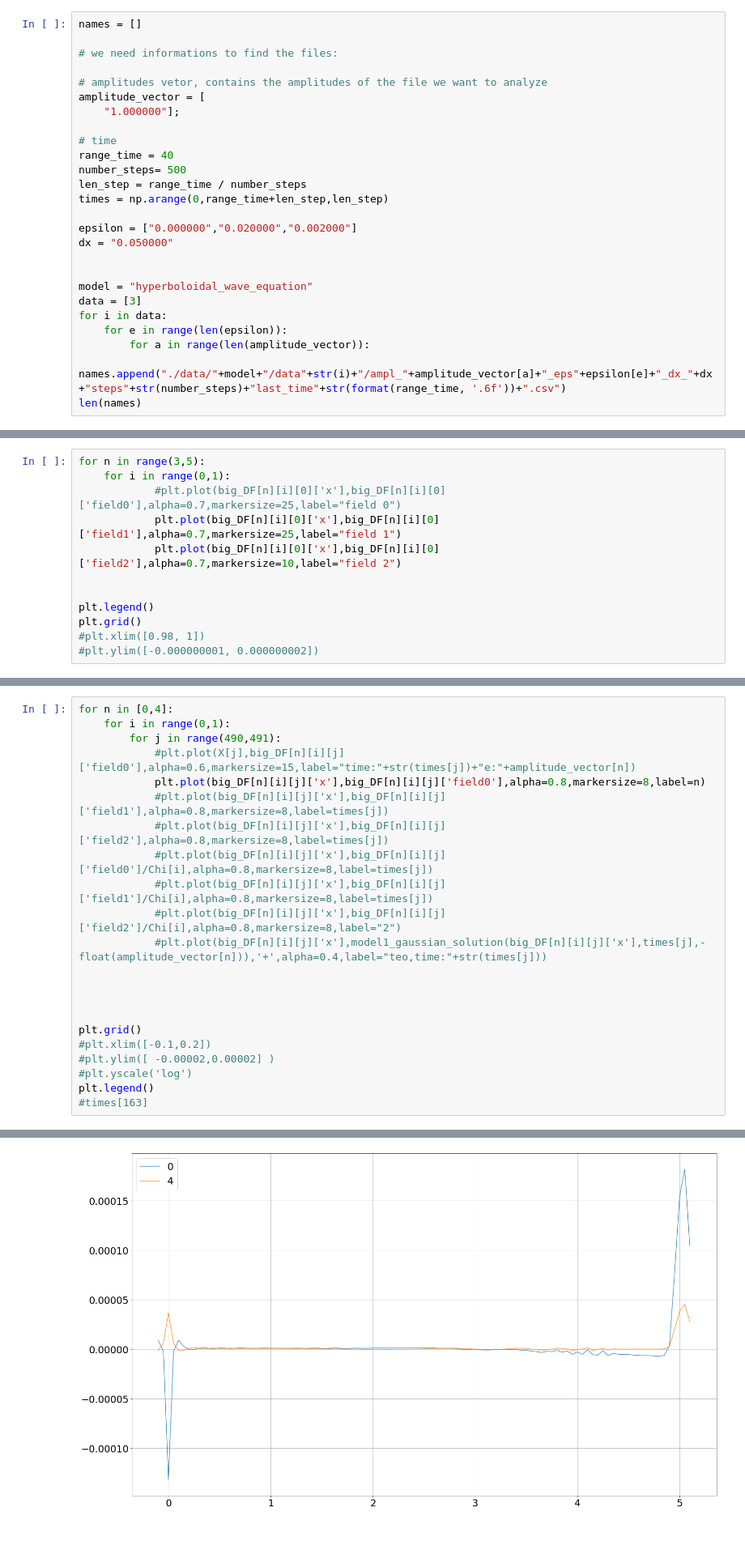
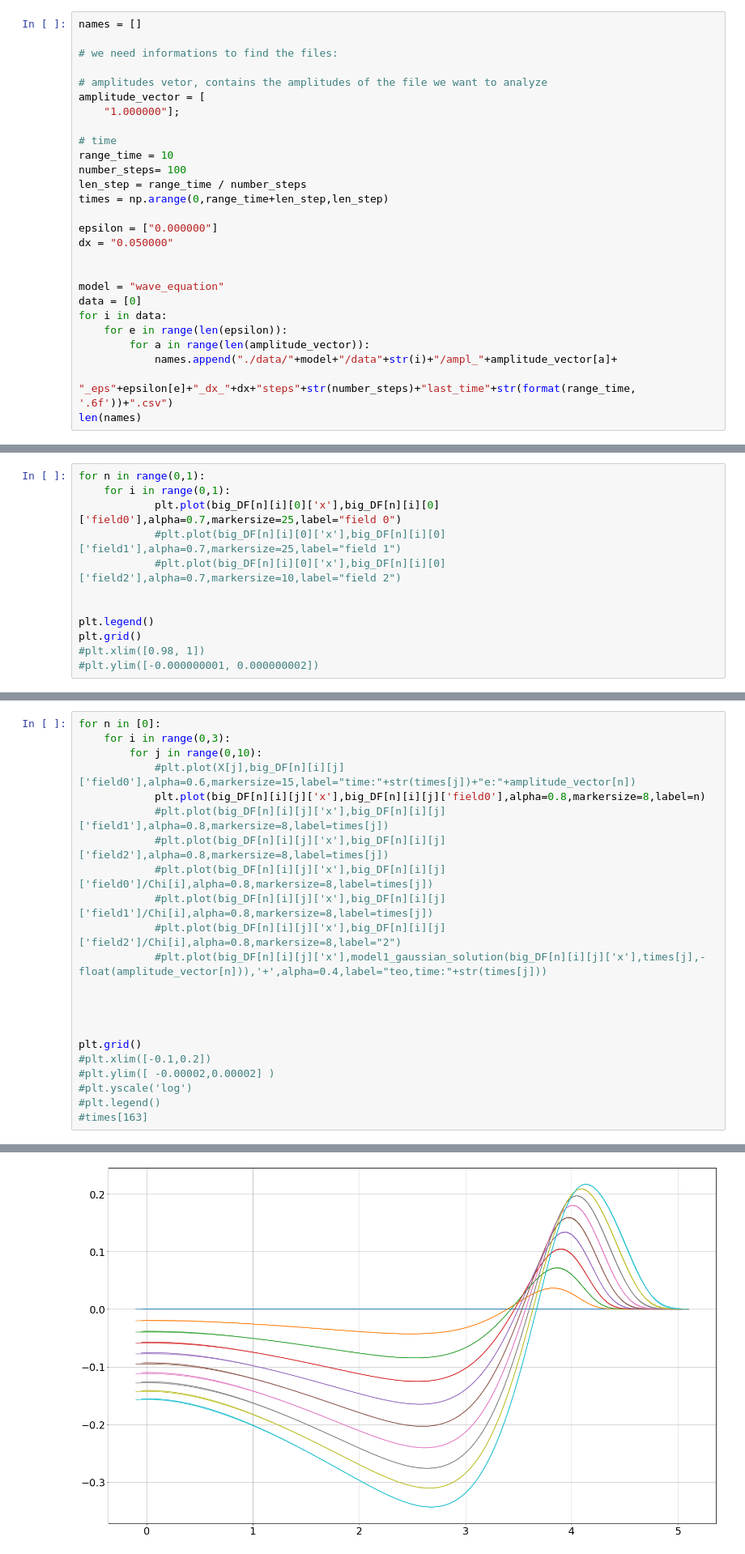
Before and after one commit to giulio-taiocchi/Master_thesis, a Jupyter notebook: Analysis_notebook.ipynb, the cells around one changed output, grey strips where cells are left out. Shown at 81% size. Drawn from its saved outputs; the diff is of its cells as text.

Commit message:
model3 runs and developping of 3D code

```diff
--- a/Analysis_notebook.ipynb
+++ b/Analysis_notebook.ipynb
@@ -24,20 +24,21 @@ amplitude_vector = [
     "1.000000"];
 
 # time
-range_time = 40
-number_steps= 500
+range_time = 10
+number_steps= 100
 len_step = range_time / number_steps
 times = np.arange(0,range_time+len_step,len_step)
 
-epsilon = ["0.000000","0.020000","0.002000"]
+epsilon = ["0.000000"]
 dx = "0.050000"
 
 
-model = "hyperboloidal_wave_equation"
-data = [3]
+model = "wave_equation"
+data = [0]
 for i in data:
     for e in range(len(epsilon)):
         for a in range(len(amplitude_vector)):
-            names.append("./data/"+model+"/data"+str(i)+"/ampl_"+amplitude_vector[a]+"_eps"+epsilon[e]+"_dx_"+dx+"steps"+str(number_steps)+"last_time"+str(format(range_time, '.6f'))+".csv")
+            names.append("./data/"+model+"/data"+str(i)+"/ampl_"+amplitude_vector[a]+
+                             "_eps"+epsilon[e]+"_dx_"+dx+"steps"+str(number_steps)+"last_time"+str(format(range_time, '.6f'))+".csv")
 len(names)
 # %% [output]
@@ -98,10 +97,10 @@ big_DF[5][0][0]
 105 rows × 4 columns
 # %%
-for n in range(3,5):
+for n in range(0,1):
     for i in range(0,1):
-            #plt.plot(big_DF[n][i][0]['x'],big_DF[n][i][0]['field0'],alpha=0.7,markersize=25,label="field 0")
-            plt.plot(big_DF[n][i][0]['x'],big_DF[n][i][0]['field1'],alpha=0.7,markersize=25,label="field 1")
-            plt.plot(big_DF[n][i][0]['x'],big_DF[n][i][0]['field2'],alpha=0.7,markersize=10,label="field 2")
+            plt.plot(big_DF[n][i][0]['x'],big_DF[n][i][0]['field0'],alpha=0.7,markersize=25,label="field 0")
+            #plt.plot(big_DF[n][i][0]['x'],big_DF[n][i][0]['field1'],alpha=0.7,markersize=25,label="field 1")
+            #plt.plot(big_DF[n][i][0]['x'],big_DF[n][i][0]['field2'],alpha=0.7,markersize=10,label="field 2")
 
 
 plt.legend()
@@ -113,7 +112,7 @@ plt.grid()
 # %%
-for n in [0,4]:
-    for i in range(0,1):
-        for j in range(490,491):
+for n in [0]:
+    for i in range(0,3):
+        for j in range(0,10):
             #plt.plot(X[j],big_DF[n][i][j]['field0'],alpha=0.6,markersize=15,label="time:"+str(times[j])+"e:"+amplitude_vector[n])
             plt.plot(big_DF[n][i][j]['x'],big_DF[n][i][j]['field0'],alpha=0.8,markersize=8,label=n)
             #plt.plot(big_DF[n][i][j]['x'],big_DF[n][i][j]['field1'],alpha=0.8,markersize=8,label=times[j])
@@ -130,6 +129,6 @@ plt.grid()
 #plt.xlim([-0.1,0.2])
 #plt.ylim([ -0.00002,0.00002] )
 #plt.yscale('log')
-plt.legend()
+#plt.legend()
 #times[163]
 # %% [output]
@@ -137,4 +135,4 @@ plt.legend()
-[figure, old version]
+[figure, new version]
 # %%
 allruns_self_conv_test_vect = []
 self_conv_test_vect = []
```
Also changed, not shown: parts of 6 cells of this notebook, 6 other files.
